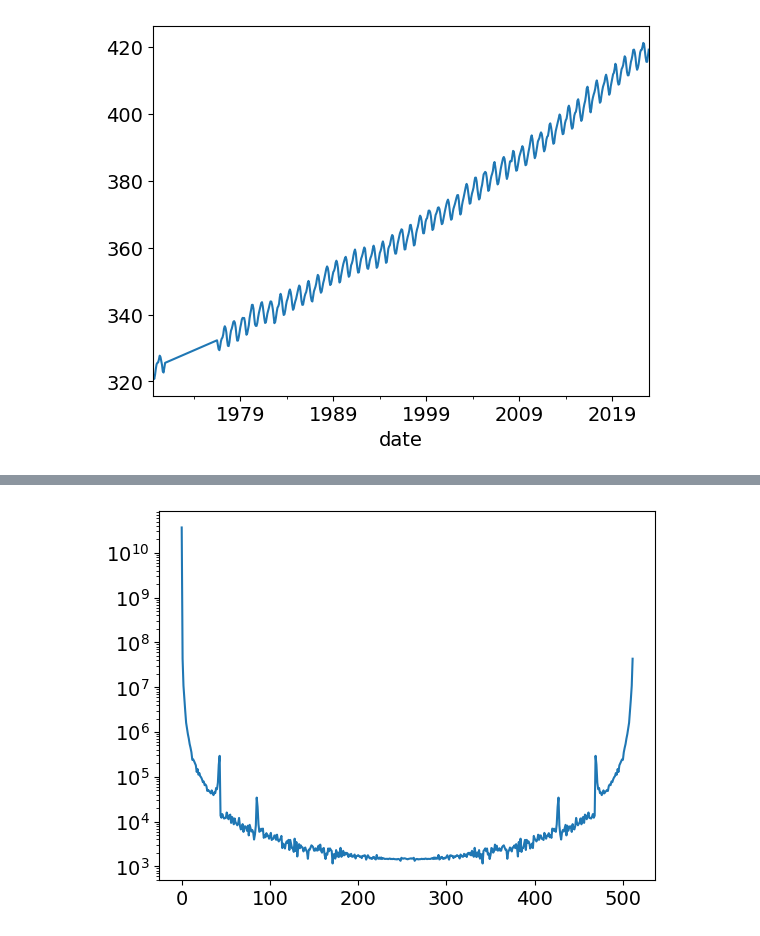
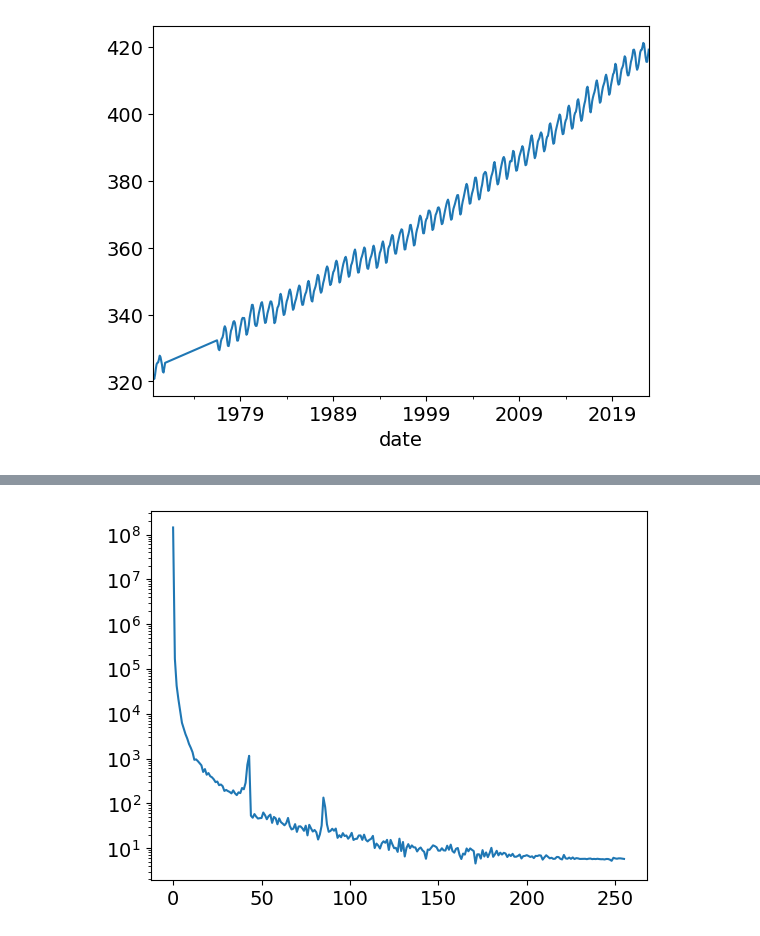
Before and after one commit to ubsuny/CompPhys, a Jupyter notebook: DataAnalysis/FFT/CP1_23_CO2notes.ipynb, the cells around one changed output, grey strips where cells are left out. Drawn from its saved outputs; the diff is of its cells as text; code cells hidden in the pictures.

```diff
--- a/DataAnalysis/FFT/CP1_23_CO2notes.ipynb
+++ b/DataAnalysis/FFT/CP1_23_CO2notes.ipynb
@@ -37,3 +17,5 @@ df = df.set_index(df['date'])
+# %%
+df['months'] = [x.n for x in (df.index-df.index[0])]
 # %%
 df
 # %% [output]
@@ -57,12 +39,23 @@ df['value'].plot()
 <Axes: xlabel='date'>
 [figure]
 # %%
+def discrete_transform(data):
+    """Return Discrete Fourier Transform (DFT) of a complex data vector"""
+    N = len(data)
+    transform = np.zeros(N)
+    for k in range(N):
+        for j in range(N):
+            angle = 2 * np.pi * k * j / N
+            transform[k] += data[j] * np.exp(1j * angle)
+    return transform
+
 def fft(x):
     N = len(x)
     if N <= 1: return x
+    elif N % 2 == 1:         # N is odd, lemma does not apply
+        print ('N is ' + str(N) + ', fall back to discrete transform')
+        return discrete_transform(x)
     even = fft(x[0::2])
     odd =  fft(x[1::2])
     return np.array( [even[k] + np.exp(-2j*np.pi*k/N)*odd[k] for k in range(N//2)] + \
                      [even[k] - np.exp(-2j*np.pi*k/N)*odd[k] for k in range(N//2)] )
-# %%
-df['months'] = [m.n for m in (df.index-df.index[0])]
@@ -86,7 +62,8 @@ df
 # %%
-Y = fft(df['value'][-512:])
+X= fft(df['value'][-512:])
 # %%
-plt.plot(np.abs(Y)**2)
+plt.plot(np.abs(X[:int(len(X)/2)])**2/int(len(X)/2))
 plt.yscale("log")
+#plt.xlim(0,50)
 # %% [output]
-[figure, old version]
+[figure, new version]
```
Also changed, not shown: parts of 8 cells of this notebook.
